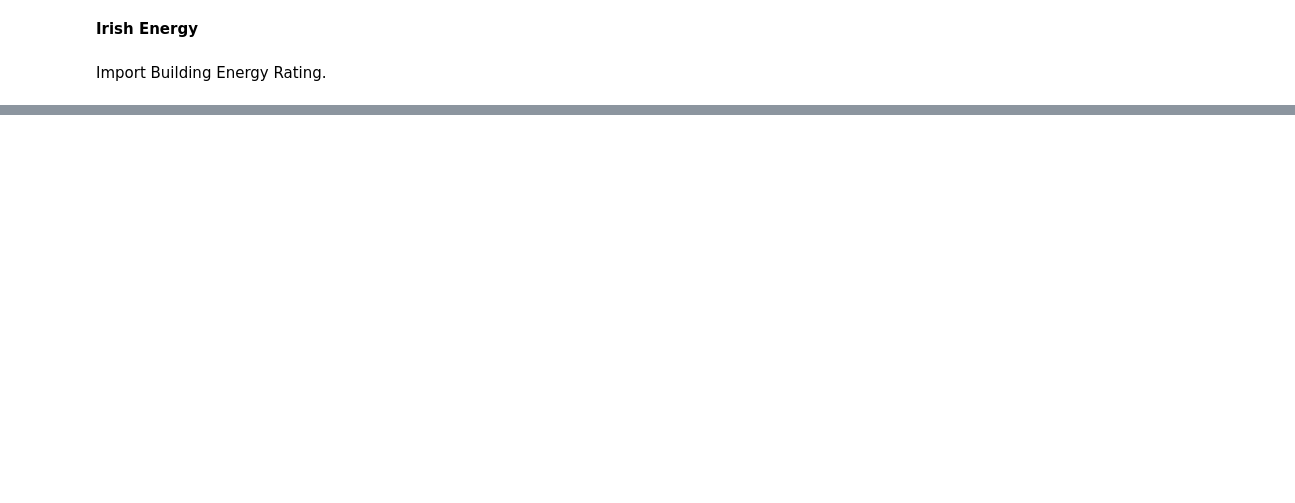
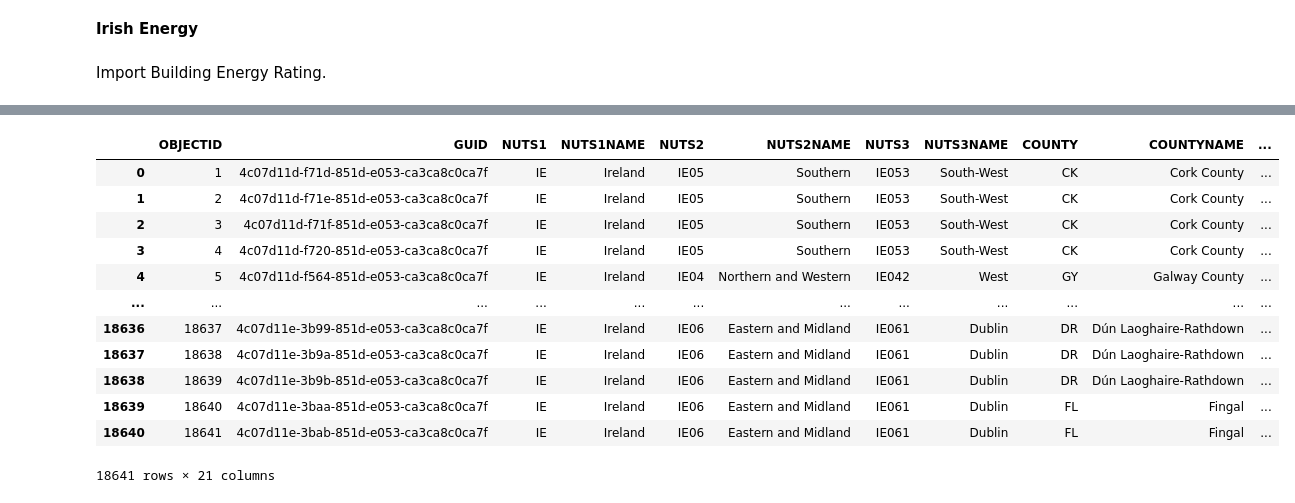
Before and after one commit to codefromjames/eire.energy, a Jupyter notebook: analysis.ipynb, the cells around one changed output, grey strips where cells are left out. Saved outputs shown, nothing was run; the diff lists cells and outputs as text; code cells hidden in the pictures; blank space fills up the shorter version.

```diff
--- a/analysis.ipynb
+++ b/analysis.ipynb
@@ -28,0 +44,8 @@ Import local file
+# %%
+from google.colab import files
+
+uploaded = files.upload()
+
+for fn in uploaded.keys():
+  print('User uploaded file "{name}" with length {length} bytes'.format(
+      name=fn, length=len(uploaded[fn])))
@@ -28,0 +56,4 @@ Import local file
+# %%
+import io
+small = pd.read_csv(io.BytesIO(uploaded['Small_Areas_Generalised_100m_-_OSi_National_Statistical_Boundaries_-_2015.csv']))
+# Dataset is now stored in a Pandas Dataframe
@@ -28,0 +72,16 @@ Import local file
+# %%
+small
+# %% [output]
+|  | OBJECTID | GUID | NUTS1 | NUTS1NAME | NUTS2 | NUTS2NAME | NUTS3 | NUTS3NAME | COUNTY | COUNTYNAME | ... |
+| 0 | 1 | 4c07d11d-f71d-851d-e053-ca3ca8c0ca7f | IE | Ireland | IE05 | Southern | IE053 | South-West | CK | Cork County | ... |
+| 1 | 2 | 4c07d11d-f71e-851d-e053-ca3ca8c0ca7f | IE | Ireland | IE05 | Southern | IE053 | South-West | CK | Cork County | ... |
+| 2 | 3 | 4c07d11d-f71f-851d-e053-ca3ca8c0ca7f | IE | Ireland | IE05 | Southern | IE053 | South-West | CK | Cork County | ... |
+| 3 | 4 | 4c07d11d-f720-851d-e053-ca3ca8c0ca7f | IE | Ireland | IE05 | Southern | IE053 | South-West | CK | Cork County | ... |
+| 4 | 5 | 4c07d11d-f564-851d-e053-ca3ca8c0ca7f | IE | Ireland | IE04 | Northern and Western | IE042 | West | GY | Galway County | ... |
+| ... | ... | ... | ... | ... | ... | ... | ... | ... | ... | ... | ... |
+| 18636 | 18637 | 4c07d11e-3b99-851d-e053-ca3ca8c0ca7f | IE | Ireland | IE06 | Eastern and Midland | IE061 | Dublin | DR | Dún Laoghaire-Rathdown | ... |
+| 18637 | 18638 | 4c07d11e-3b9a-851d-e053-ca3ca8c0ca7f | IE | Ireland | IE06 | Eastern and Midland | IE061 | Dublin | DR | Dún Laoghaire-Rathdown | ... |
+| 18638 | 18639 | 4c07d11e-3b9b-851d-e053-ca3ca8c0ca7f | IE | Ireland | IE06 | Eastern and Midland | IE061 | Dublin | DR | Dún Laoghaire-Rathdown | ... |
+| 18639 | 18640 | 4c07d11e-3baa-851d-e053-ca3ca8c0ca7f | IE | Ireland | IE06 | Eastern and Midland | IE061 | Dublin | FL | Fingal | ... |
+| 18640 | 18641 | 4c07d11e-3bab-851d-e053-ca3ca8c0ca7f | IE | Ireland | IE06 | Eastern and Midland | IE061 | Dublin | FL | Fingal | ... |
+18641 rows × 21 columns
```
Also changed, not shown: parts of 12 cells of this notebook.
